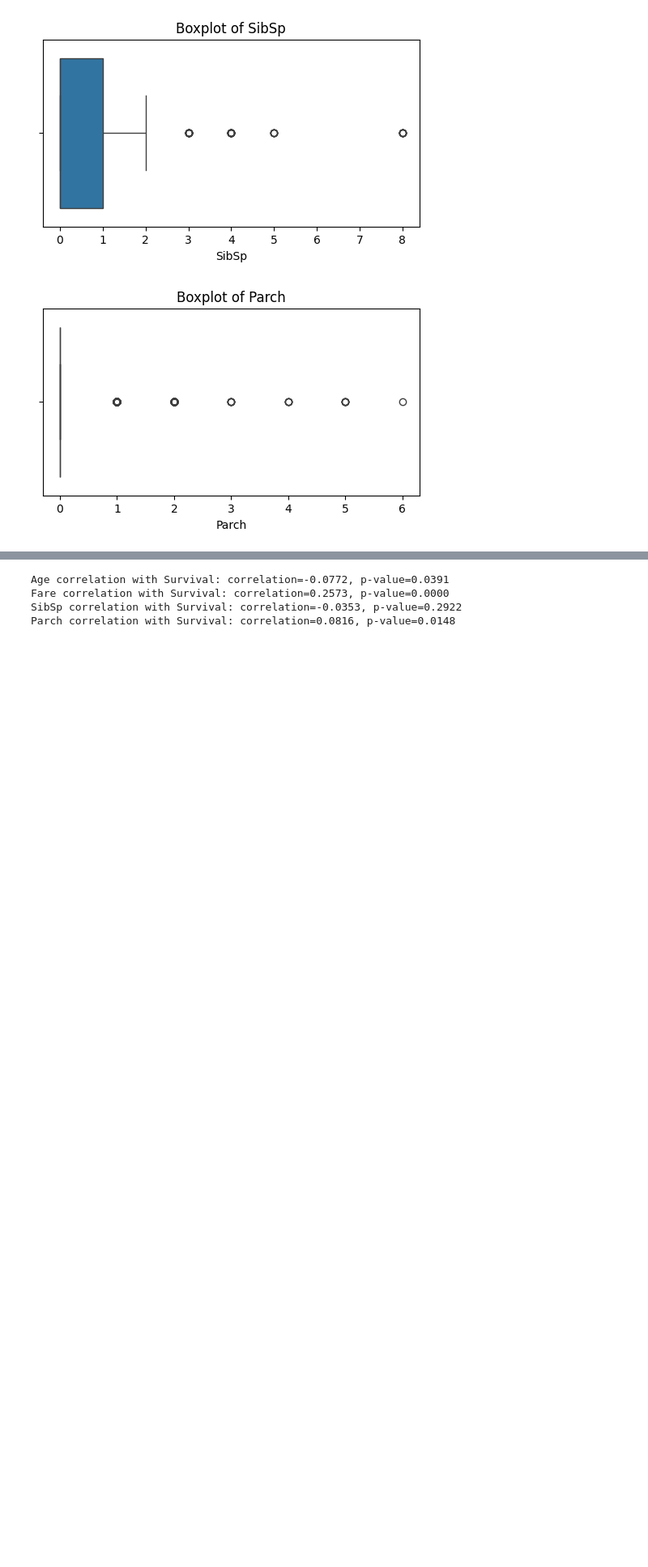
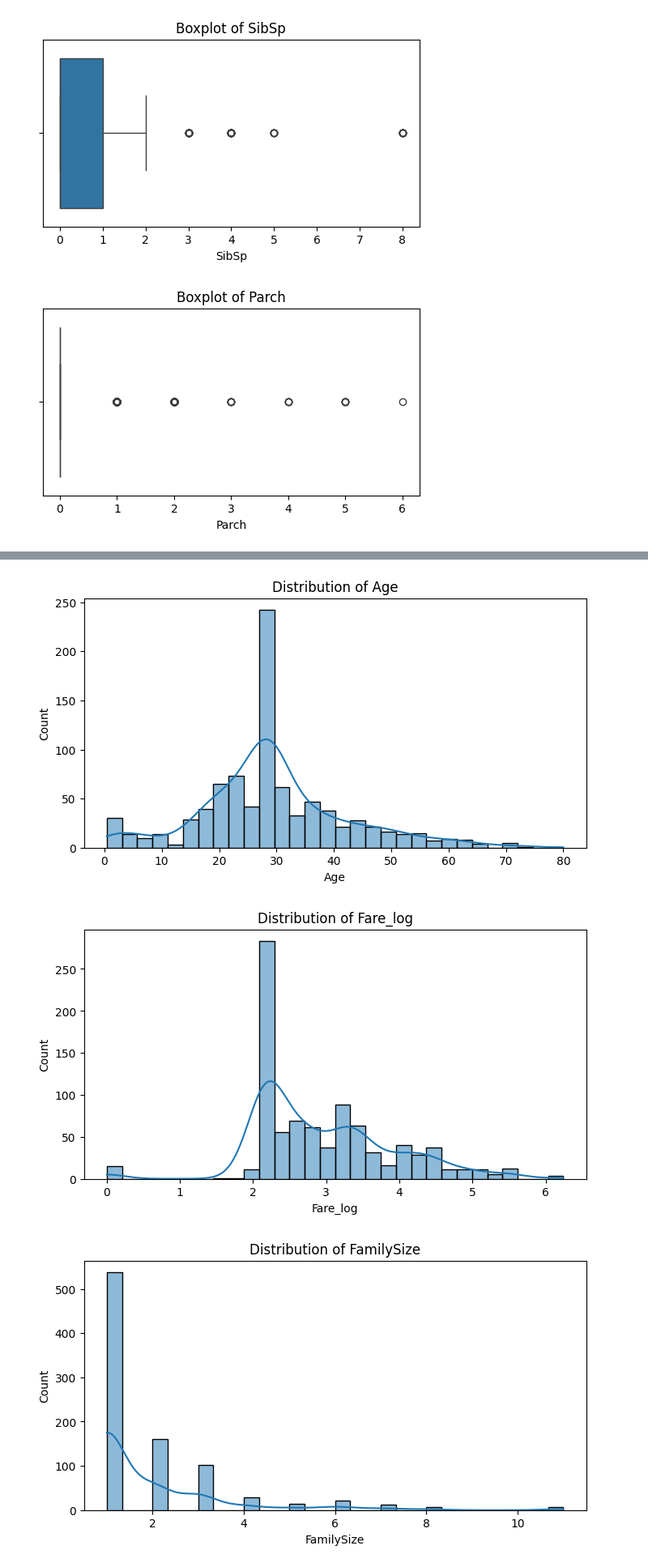
Before and after one commit to evan-gloria/titanic-survival-prediction, a Jupyter notebook: notebooks/Titanic_EDA.ipynb, the cells around one changed output, grey strips where cells are left out. Shown at 81% size. Drawn from its saved outputs; the diff is of its cells as text; code cells hidden in the pictures; blank space fills up the shorter version.

Commit message:
Completed EDA
Updated Code
Perform Pre-Processing
Generated Clean Data csv file

```diff
--- a/notebooks/Titanic_EDA.ipynb
+++ b/notebooks/Titanic_EDA.ipynb
@@ -517,6 +575,0 @@ plt.show()
-# %%
-for feature in num_features:
-    plt.figure(figsize=(8,4))
-    sns.boxplot(x='Survived', y=feature, data=train)
-    plt.title(f'{feature} by Survival')
-    plt.show()
@@ -528,12 +576,27 @@ for feature in num_features:
-# %%
-from scipy.stats import pointbiserialr
-
-for feature in num_features:
-    clean_df = train[[feature, 'Survived']].dropna()
-    corr, pval = pointbiserialr(clean_df[feature], clean_df['Survived'])
-    print(f'{feature} correlation with Survival: correlation={corr:.4f}, p-value={pval:.4f}')
-# %% [output]
-Age correlation with Survival: correlation=-0.0772, p-value=0.0391
-Fare correlation with Survival: correlation=0.2573, p-value=0.0000
-SibSp correlation with Survival: correlation=-0.0353, p-value=0.2922
-Parch correlation with Survival: correlation=0.0816, p-value=0.0148
+# %%
+
+# Log Transformation
+
+train['Fare_log'] = train['Fare'].apply(lambda x: np.log(x + 1))  # +1 to handle Fare = 0
+
+# Combine SibSp and Parch to create Family Size
+
+train['FamilySize'] = train['SibSp'] + train['Parch'] + 1  # +1 includes the passenger themselves
+# %%
+num_features = ['Age', 'Fare_log', 'FamilySize']
+
+for feature in num_features:
+    plt.figure(figsize=(8,4))
+    sns.histplot(train[feature].dropna(), kde=True, bins=30)
+    plt.title(f'Distribution of {feature}')
+    plt.show()
+
+for feature in num_features:
+    plt.figure(figsize=(6,3))
+    sns.boxplot(x=train[feature])
+    plt.title(f'Boxplot of {feature}')
+    plt.show()
+# %% [output]
+[figure, added]
+[figure, added]
+[figure, added]
```
Also changed, not shown: parts of 32 cells of this notebook, 2 other files.
